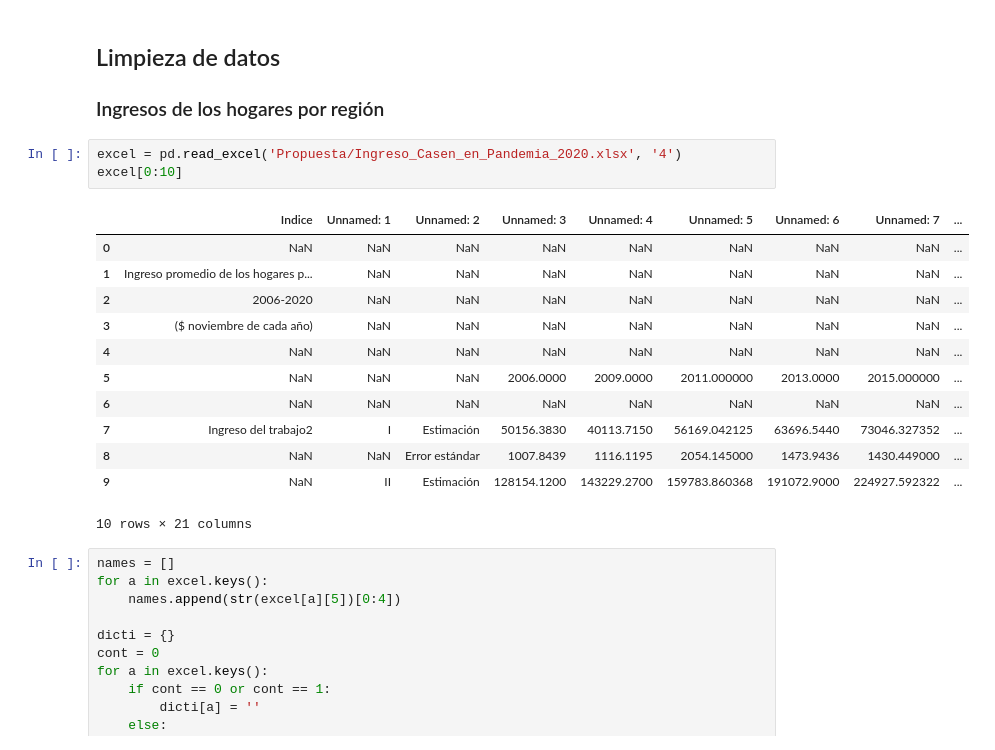
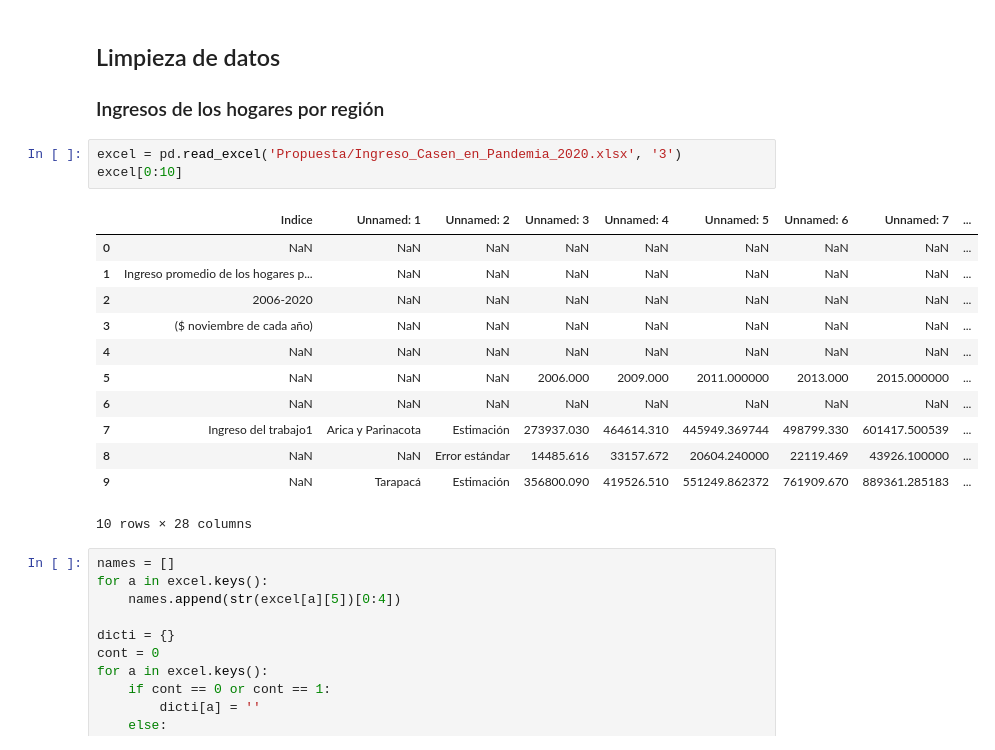
Before and after one commit to MarceVU/Proyecto---Cs-de-Datos, a Jupyter notebook: Proyecto.ipynb, the cells around one changed output. Cells and saved outputs as stored; diff of their text form.

Commit message:
dataframe final limpio

```diff
--- a/Proyecto.ipynb
+++ b/Proyecto.ipynb
@@ -31,21 +31,21 @@ import numpy as np
 
 ### Ingresos de los hogares por región
 # %%
-excel = pd.read_excel('Propuesta/Ingreso_Casen_en_Pandemia_2020.xlsx', '4')
+excel = pd.read_excel('Propuesta/Ingreso_Casen_en_Pandemia_2020.xlsx', '3')
 excel[0:10]
 # %% [output]
 |  | Indice | Unnamed: 1 | Unnamed: 2 | Unnamed: 3 | Unnamed: 4 | Unnamed: 5 | Unnamed: 6 | Unnamed: 7 | ... |
 | 0 | NaN | NaN | NaN | NaN | NaN | NaN | NaN | NaN | ... |
 | 1 | Ingreso promedio de los hogares p... | NaN | NaN | NaN | NaN | NaN | NaN | NaN | ... |
 | 2 | 2006-2020 | NaN | NaN | NaN | NaN | NaN | NaN | NaN | ... |
 | 3 | ($ noviembre de cada año) | NaN | NaN | NaN | NaN | NaN | NaN | NaN | ... |
 | 4 | NaN | NaN | NaN | NaN | NaN | NaN | NaN | NaN | ... |
-| 5 | NaN | NaN | NaN | 2006.0000 | 2009.0000 | 2011.000000 | 2013.0000 | 2015.000000 | ... |
+| 5 | NaN | NaN | NaN | 2006.000 | 2009.000 | 2011.000000 | 2013.000 | 2015.000000 | ... |
 | 6 | NaN | NaN | NaN | NaN | NaN | NaN | NaN | NaN | ... |
-| 7 | Ingreso del trabajo2 | I | Estimación | 50156.3830 | 40113.7150 | 56169.042125 | 63696.5440 | 73046.327352 | ... |
-| 8 | NaN | NaN | Error estándar | 1007.8439 | 1116.1195 | 2054.145000 | 1473.9436 | 1430.449000 | ... |
-| 9 | NaN | II | Estimación | 128154.1200 | 143229.2700 | 159783.860368 | 191072.9000 | 224927.592322 | ... |
+| 7 | Ingreso del trabajo1 | Arica y Parinacota | Estimación | 273937.030 | 464614.310 | 445949.369744 | 498799.330 | 601417.500539 | ... |
+| 8 | NaN | NaN | Error estándar | 14485.616 | 33157.672 | 20604.240000 | 22119.469 | 43926.100000 | ... |
+| 9 | NaN | Tarapacá | Estimación | 356800.090 | 419526.510 | 551249.862372 | 761909.670 | 889361.285183 | ... |
-10 rows × 21 columns
+10 rows × 28 columns
 # %%
 names = []
 for a in excel.keys():
```
Also changed, not shown: parts of 13 cells of this notebook.
